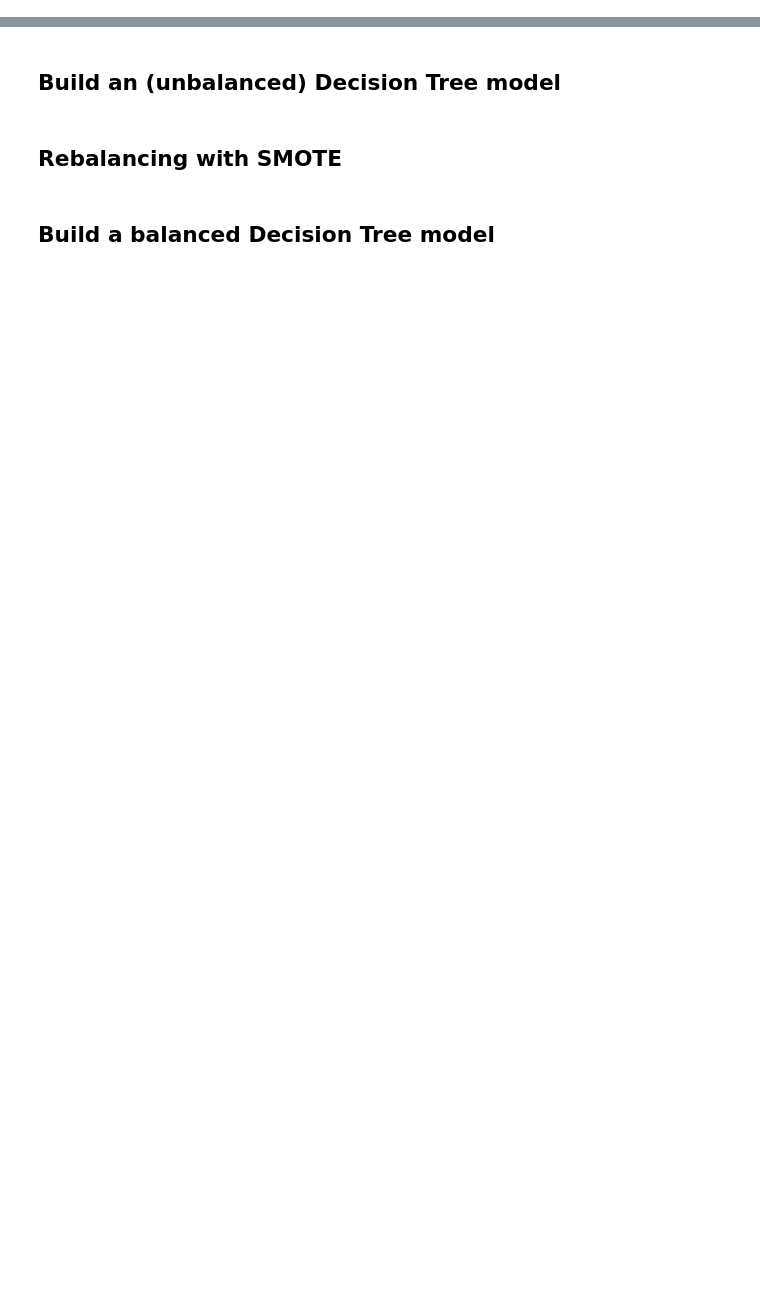
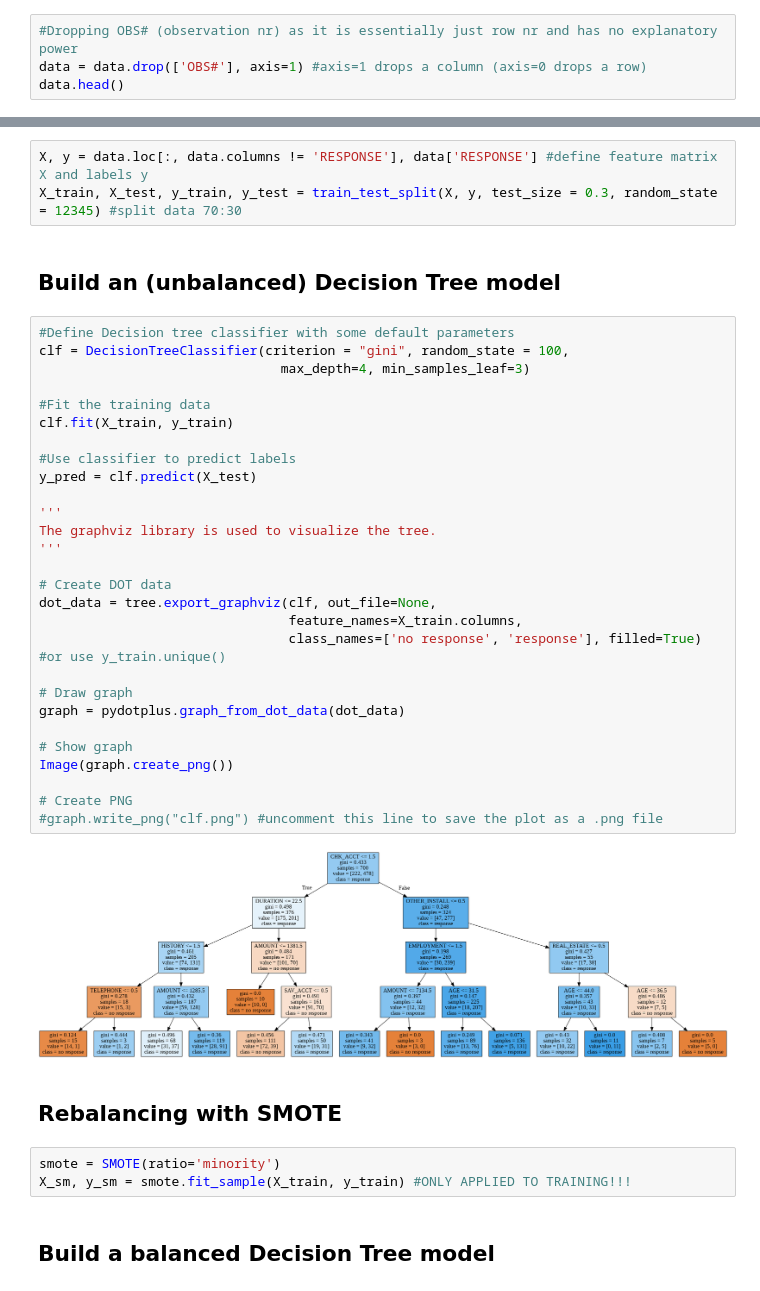
Before and after one commit to salujarohit/DSB-1, a Jupyter notebook: DSB I Assignment 2 - template.ipynb, the cells around one changed output, grey strips where cells are left out. Cells and saved outputs as stored; diff of their text form; blank space fills up the shorter version.

```diff
--- a/DSB I Assignment 2 - template.ipynb
+++ b/DSB I Assignment 2 - template.ipynb
@@ -131,0 +113,4 @@ plt.show()
+# %%
+#Dropping OBS# (observation nr) as it is essentially just row nr and has no explanatory power
+data = data.drop(['OBS#'], axis=1) #axis=1 drops a column (axis=0 drops a row)
+data.head()
@@ -136,6 +127,42 @@ plt.show()
+# %%
+X, y = data.loc[:, data.columns != 'RESPONSE'], data['RESPONSE'] #define feature matrix X and labels y
+X_train, X_test, y_train, y_test = train_test_split(X, y, test_size = 0.3, random_state = 12345) #split data 70:30
 # %% [markdown]
 ## Build an (unbalanced) Decision Tree model
+# %%
+#Define Decision tree classifier with some default parameters
+clf = DecisionTreeClassifier(criterion = "gini", random_state = 100,
+                               max_depth=4, min_samples_leaf=3)
+
+#Fit the training data
+clf.fit(X_train, y_train)
+
+#Use classifier to predict labels
+y_pred = clf.predict(X_test)
+
+'''
+The graphviz library is used to visualize the tree.
+'''
+
+# Create DOT data
+dot_data = tree.export_graphviz(clf, out_file=None,
+                                feature_names=X_train.columns,
+                                class_names=['no response', 'response'], filled=True) #or use y_train.unique()
+
+# Draw graph
+graph = pydotplus.graph_from_dot_data(dot_data)
+
+# Show graph
+Image(graph.create_png())
+
+# Create PNG
+#graph.write_png("clf.png") #uncomment this line to save the plot as a .png file
+# %% [output]
+[figure, added]
 # %% [markdown]
 ## Rebalancing with SMOTE
+# %%
+smote = SMOTE(ratio='minority')
+X_sm, y_sm = smote.fit_sample(X_train, y_train) #ONLY APPLIED TO TRAINING!!!
 # %% [markdown]
 ## Build a balanced Decision Tree model
```
Also changed, not shown: parts of 13 cells of this notebook.
